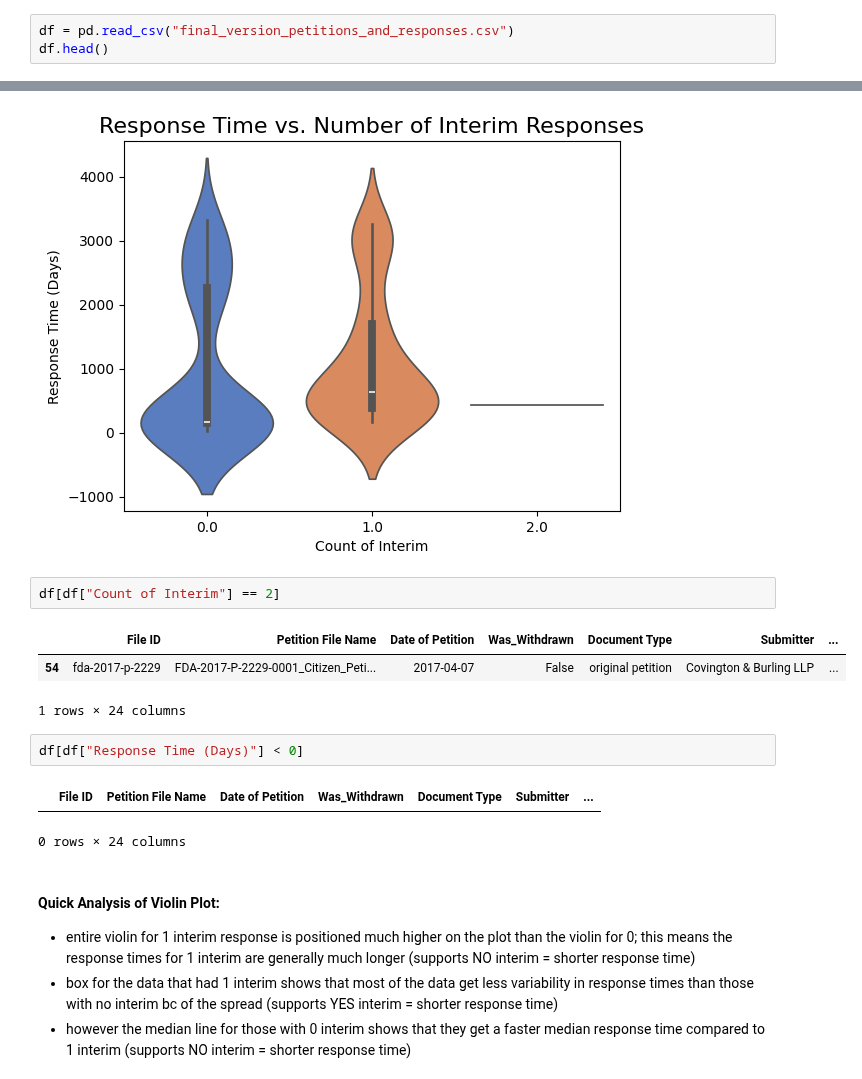
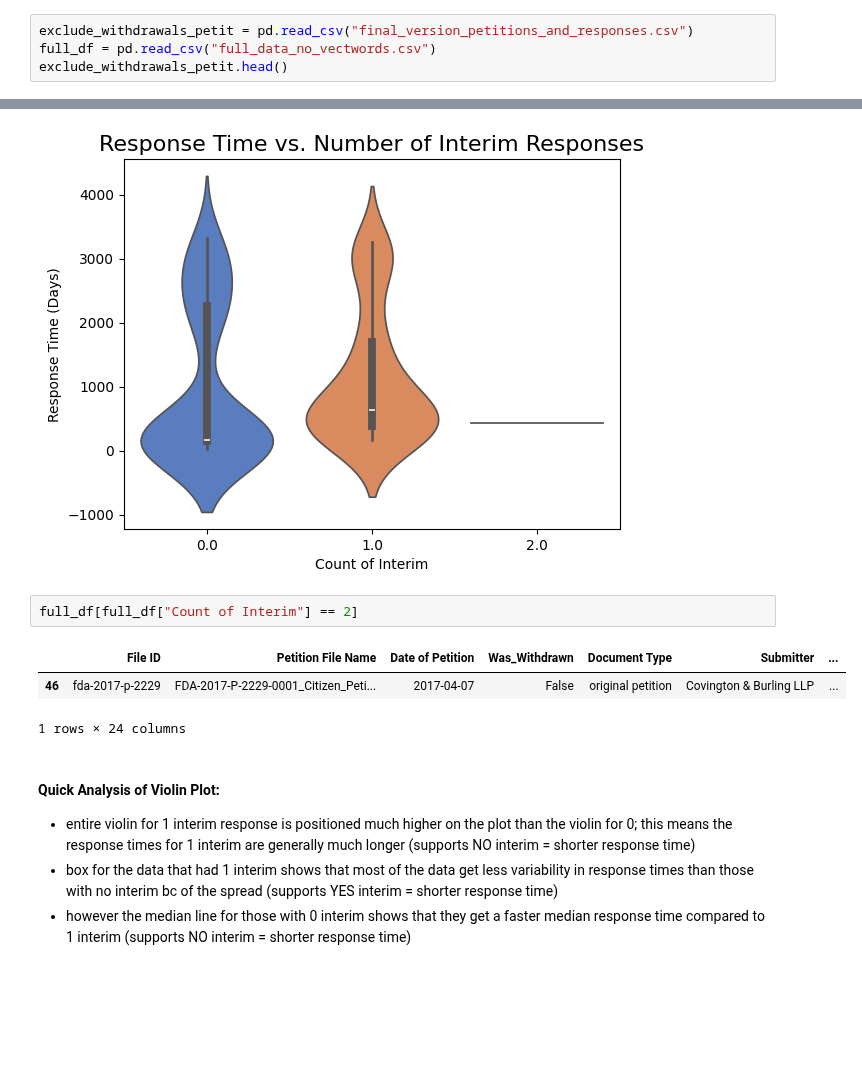
Before and after one commit to aanht/ucb-fda-citizen-project, a Jupyter notebook: FDA_Citizen_Visualizations.ipynb, the cells around one changed output, grey strips where cells are left out. Drawn from its saved outputs; the diff is of its cells as text; blank space fills up the shorter version.

```diff
--- a/FDA_Citizen_Visualizations.ipynb
+++ b/FDA_Citizen_Visualizations.ipynb
@@ -137,6 +137,7 @@ Requirement already satisfied: pyparsing>=2.3.1 in /Users/anhtran/Library/Python
 [notice] To update, run: /Library/Developer/CommandLineTools/usr/bin/python3 -m pip install --upgrade pip
 Note: you may need to restart the kernel to use updated packages.
 # %%
-df = pd.read_csv("final_version_petitions_and_responses.csv")
-df.head()
+exclude_withdrawals_petit = pd.read_csv("final_version_petitions_and_responses.csv")
+full_df = pd.read_csv("full_data_no_vectwords.csv")
+exclude_withdrawals_petit.head()
 # %% [output]
@@ -291,16 +281,11 @@ Passing `palette` without assigning `hue` is deprecated and will be removed in v
 Text(0.5, 1.0, 'Response Time vs. Number of Interim Responses')
 [figure]
 # %%
-df[df["Count of Interim"] == 2]
+full_df[full_df["Count of Interim"] == 2]
 # %% [output]
 |  | File ID | Petition File Name | Date of Petition | Was_Withdrawn | Document Type | Submitter | ... |
-| 54 | fda-2017-p-2229 | FDA-2017-P-2229-0001_Citizen_Peti... | 2017-04-07 | False | original petition | Covington & Burling LLP | ... |
+| 46 | fda-2017-p-2229 | FDA-2017-P-2229-0001_Citizen_Peti... | 2017-04-07 | False | original petition | Covington & Burling LLP | ... |
 1 rows × 24 columns
-# %%
-df[df["Response Time (Days)"] < 0]
-# %% [output]
-|  | File ID | Petition File Name | Date of Petition | Was_Withdrawn | Document Type | Submitter | ... |
-0 rows × 24 columns
 # %% [markdown]
 #### Quick Analysis of Violin Plot:
 * entire violin for 1 interim response is positioned much higher on the plot than the violin for 0; this means the response times for 1 interim are generally much longer (supports NO interim = shorter response time)
```
Also changed, not shown: parts of 13 cells of this notebook, 4 other files.
